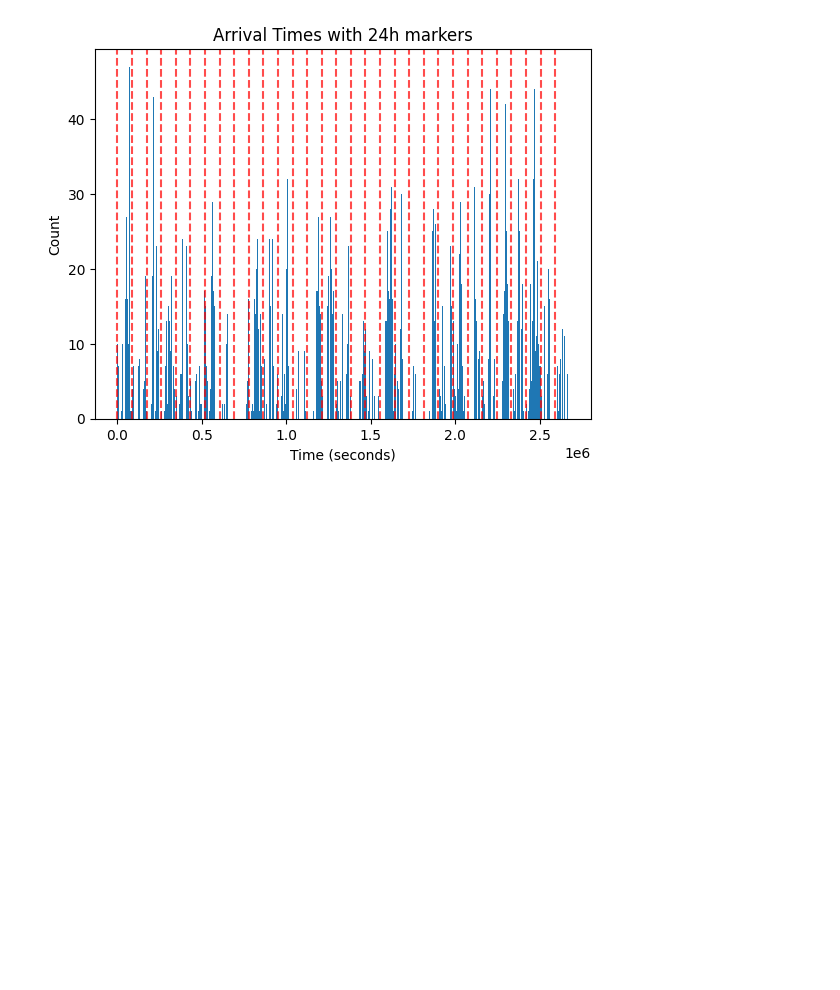
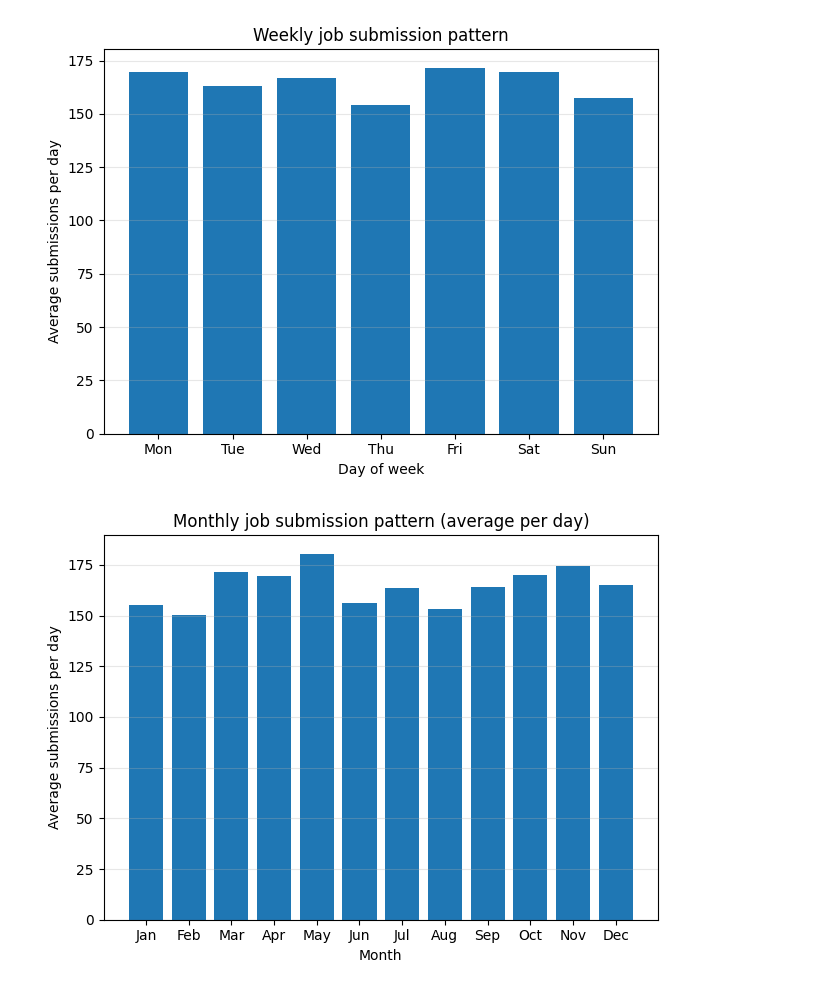
Before and after one commit to dadyownes15/green-hpc-scheduler, a Jupyter notebook: workload_analysis.ipynb, the cells around one changed output. Saved outputs shown, nothing was run; the diff lists cells and outputs as text; code cells hidden in the pictures; blank space fills up the shorter version.

Commit message:
Added data

```diff
--- a/workload_analysis.ipynb
+++ b/workload_analysis.ipynb
@@ -14,14 +15,10 @@ config_path = os.path.join(os.getcwd(), 'config_file', 'config.ini')
 config.read(config_path)
 config_dict = get_config_as_dict(config)
 # %%
-WORKLOAD_PATH = "./data/workloads/validation_workload.swf"
+WORKLOAD_PATH = "./data/workloads/workload.swf"
 # %%
-import matplotlib.pyplot as plt
-import re
-
-def analyze_arrival_times(path):
-    arrival_time = []
-
+def create_job_df(path):
+    rows = []
     with open(path) as fp:
         for line in fp:
             if line.startswith(";"):
@@ -30,17 +27,10 @@ def analyze_arrival_times(path):
             s_array = re.split(r"\s+", line)
 
             # Append to standard Python lists
-            arrival_time.append(int(s_array[1]))
+            submit_time = int(s_array[1])
+            req_processors = int(s_array[4])
+            req_run_time = int(s_array[3])
 
-    # Plot histogram
-    plt.hist(arrival_time, bins=1000)
+            rows.append({"submit_time": submit_time, "requested_processors": req_processors, "requested_runtime": req_run_time})
 
-    # Add vertical lines every 24 hours (86400 sec)
-    max_time = max(arrival_time)
-    for t in range(0, max_time, 86400):
-        plt.axvline(t, color='red', linestyle='--', alpha=0.7)
-
-    plt.xlabel("Time (seconds)")
-    plt.ylabel("Count")
-    plt.title("Arrival Times with 24h markers")
-    plt.show()
+    return pd.DataFrame(rows);
@@ -47,5 +150,6 @@ def analyze_arrival_times(path):
 # %%
-#analyze(WORKLOAD_PATH)
-analyze_arrival_times(WORKLOAD_PATH)
+df = create_job_df(WORKLOAD_PATH)
+plot_workload_patterns(df)
 # %% [output]
-[figure, old version]
+[figure, new version]
+[figure, added]
```
Also changed, not shown: parts of 6 cells of this notebook, 11 other files.
